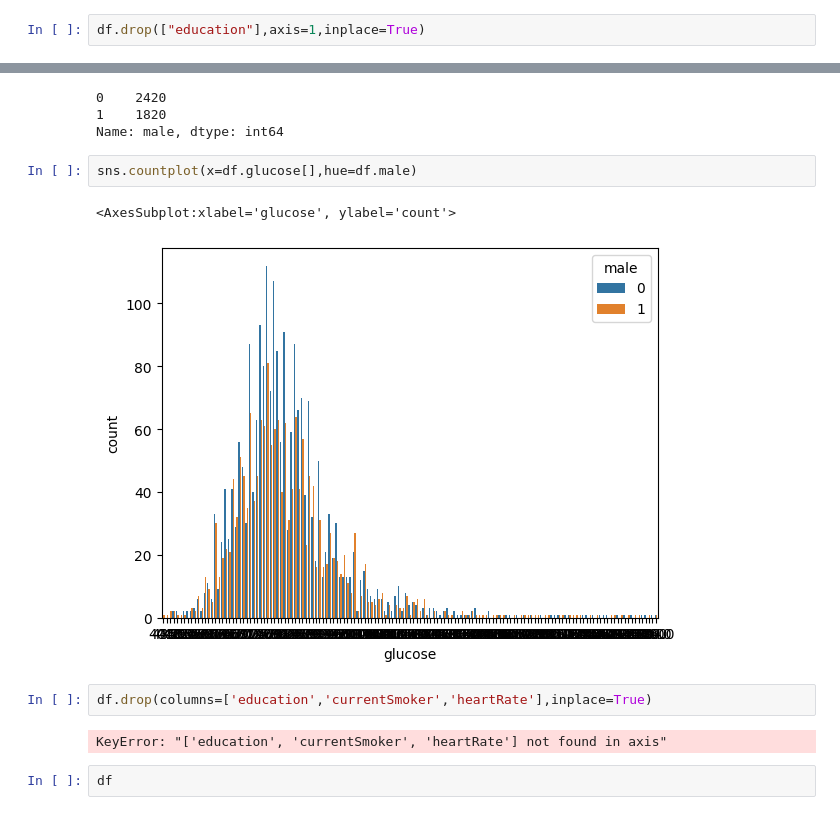
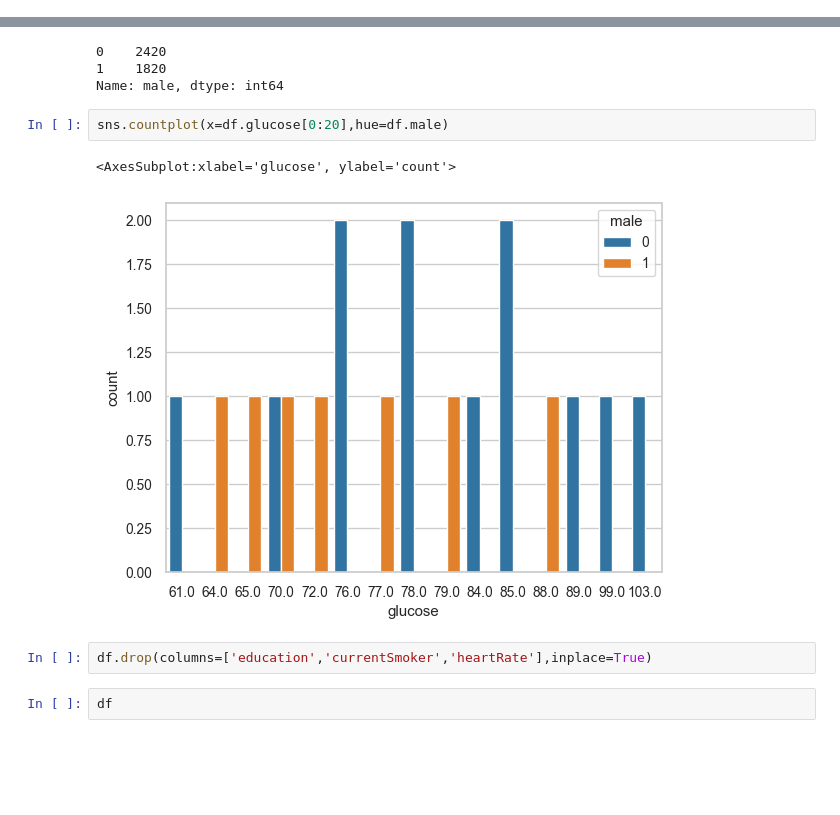
Before and after one commit to SubhodipRoy161101/heart_disease_predictor, a Jupyter notebook: Heart_Disease_Predictor.ipynb, the cells around one changed output, grey strips where cells are left out. Cells and saved outputs as stored; diff of their text form; blank space fills up the shorter version.

```diff
--- a/Heart_Disease_Predictor.ipynb
+++ b/Heart_Disease_Predictor.ipynb
@@ -219,8 +260,6 @@ heartRate         -0.054182
 glucose           -0.035843
 TenYearCHD        -0.054248
 Name: education, dtype: float64
-# %%
-df.drop(["education"],axis=1,inplace=True)
 # %%
 df
 # %% [output]
@@ -356,14 +395,12 @@ df['male'].value_counts()
 1    1820
 Name: male, dtype: int64
 # %%
-sns.countplot(x=df.glucose[],hue=df.male)
+sns.countplot(x=df.glucose[0:20],hue=df.male)
 # %% [output]
 <AxesSubplot:xlabel='glucose', ylabel='count'>
-[figure, old version]
+[figure, new version]
 # %%
 df.drop(columns=['education','currentSmoker','heartRate'],inplace=True)
-# %% [output]
-KeyError: "['education', 'currentSmoker', 'heartRate'] not found in axis"
 # %%
 df
 # %% [output]
```
Also changed, not shown: parts of 31 cells of this notebook.
